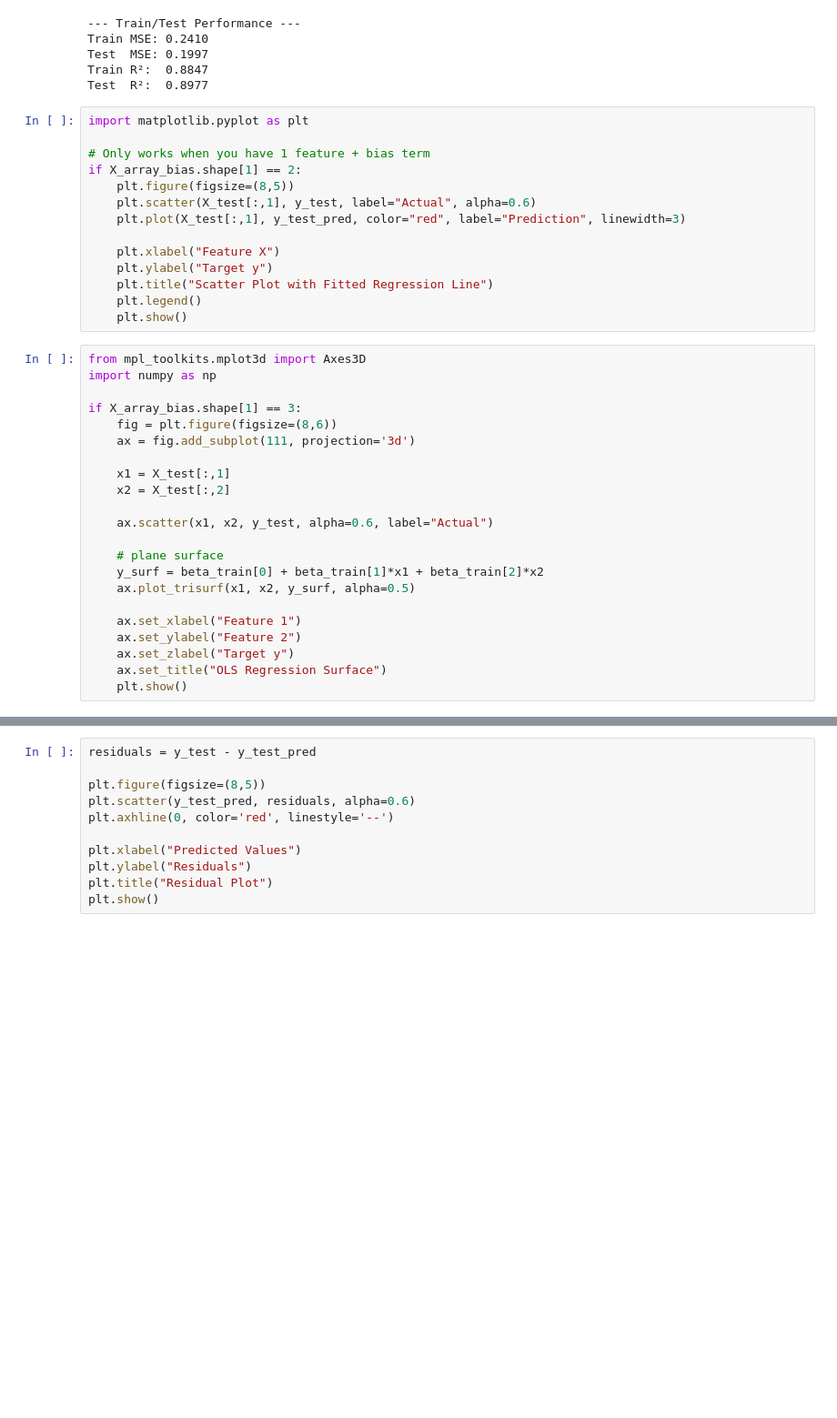
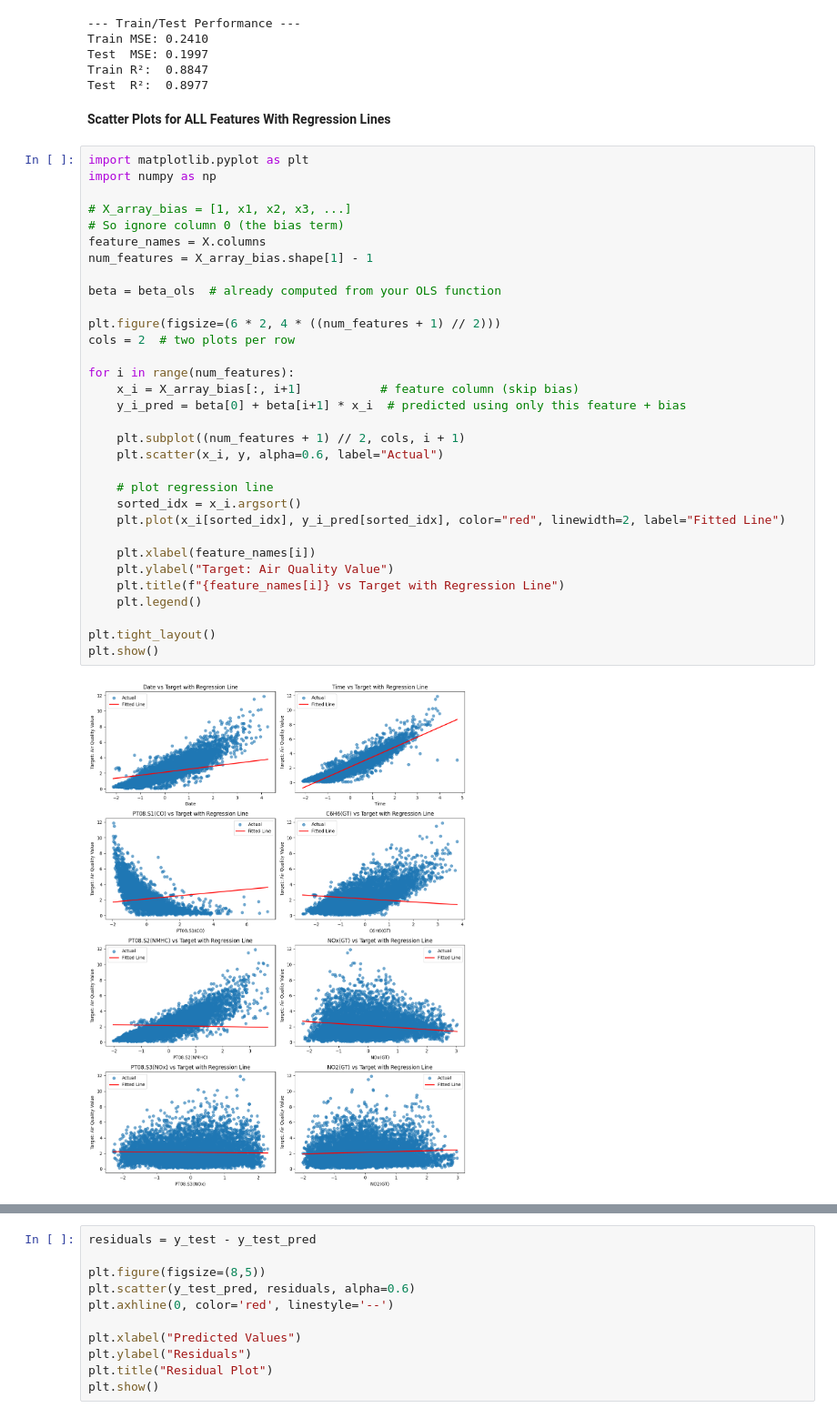
Before and after one commit to hifsakazmi/airquality-ols-svd-gradient-pca, a Jupyter notebook: AirQuality.ipynb, the cells around one changed output, grey strips where cells are left out. Shown at 91% size. Drawn from its saved outputs; the diff is of its cells as text; blank space fills up the shorter version.

```diff
--- a/AirQuality.ipynb
+++ b/AirQuality.ipynb
@@ -393,39 +401,39 @@ Train MSE: 0.2410
 Test  MSE: 0.1997
 Train R²:  0.8847
 Test  R²:  0.8977
-# %%
-import matplotlib.pyplot as plt
-
-# Only works when you have 1 feature + bias term
-if X_array_bias.shape[1] == 2:
-    plt.figure(figsize=(8,5))
-    plt.scatter(X_test[:,1], y_test, label="Actual", alpha=0.6)
-    plt.plot(X_test[:,1], y_test_pred, color="red", label="Prediction", linewidth=3)
-
-    plt.xlabel("Feature X")
-    plt.ylabel("Target y")
-    plt.title("Scatter Plot with Fitted Regression Line")
-    plt.legend()
-    plt.show()
-# %%
-from mpl_toolkits.mplot3d import Axes3D
-import numpy as np
-
-if X_array_bias.shape[1] == 3:
-    fig = plt.figure(figsize=(8,6))
-    ax = fig.add_subplot(111, projection='3d')
-
-    x1 = X_test[:,1]
-    x2 = X_test[:,2]
-
-    ax.scatter(x1, x2, y_test, alpha=0.6, label="Actual")
-
-    # plane surface
-    y_surf = beta_train[0] + beta_train[1]*x1 + beta_train[2]*x2
-    ax.plot_trisurf(x1, x2, y_surf, alpha=0.5)
-
-    ax.set_xlabel("Feature 1")
-    ax.set_ylabel("Feature 2")
-    ax.set_zlabel("Target y")
-    ax.set_title("OLS Regression Surface")
-    plt.show()
+# %% [markdown]
+**Scatter Plots for ALL Features With Regression Lines**
+# %%
+import matplotlib.pyplot as plt
+import numpy as np
+
+# X_array_bias = [1, x1, x2, x3, ...]
+# So ignore column 0 (the bias term)
+feature_names = X.columns
+num_features = X_array_bias.shape[1] - 1
+
+beta = beta_ols  # already computed from your OLS function
+
+plt.figure(figsize=(6 * 2, 4 * ((num_features + 1) // 2)))
+cols = 2  # two plots per row
+
+for i in range(num_features):
+    x_i = X_array_bias[:, i+1]           # feature column (skip bias)
+    y_i_pred = beta[0] + beta[i+1] * x_i  # predicted using only this feature + bias
+
+    plt.subplot((num_features + 1) // 2, cols, i + 1)
+    plt.scatter(x_i, y, alpha=0.6, label="Actual")
+
+    # plot regression line
+    sorted_idx = x_i.argsort()
+    plt.plot(x_i[sorted_idx], y_i_pred[sorted_idx], color="red", linewidth=2, label="Fitted Line")
+
+    plt.xlabel(feature_names[i])
+    plt.ylabel("Target: Air Quality Value")
+    plt.title(f"{feature_names[i]} vs Target with Regression Line")
+    plt.legend()
+
+plt.tight_layout()
+plt.show()
+# %% [output]
+[figure, added]
```
Also changed, not shown: parts of 5 cells of this notebook.
